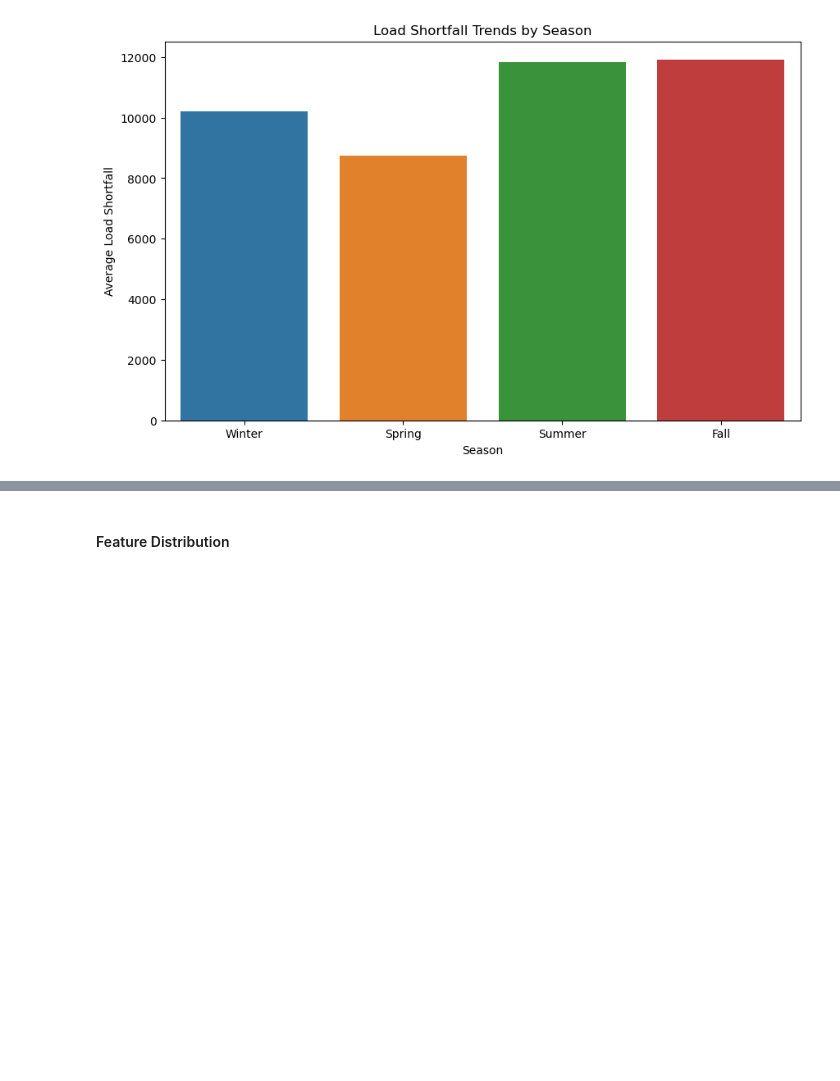
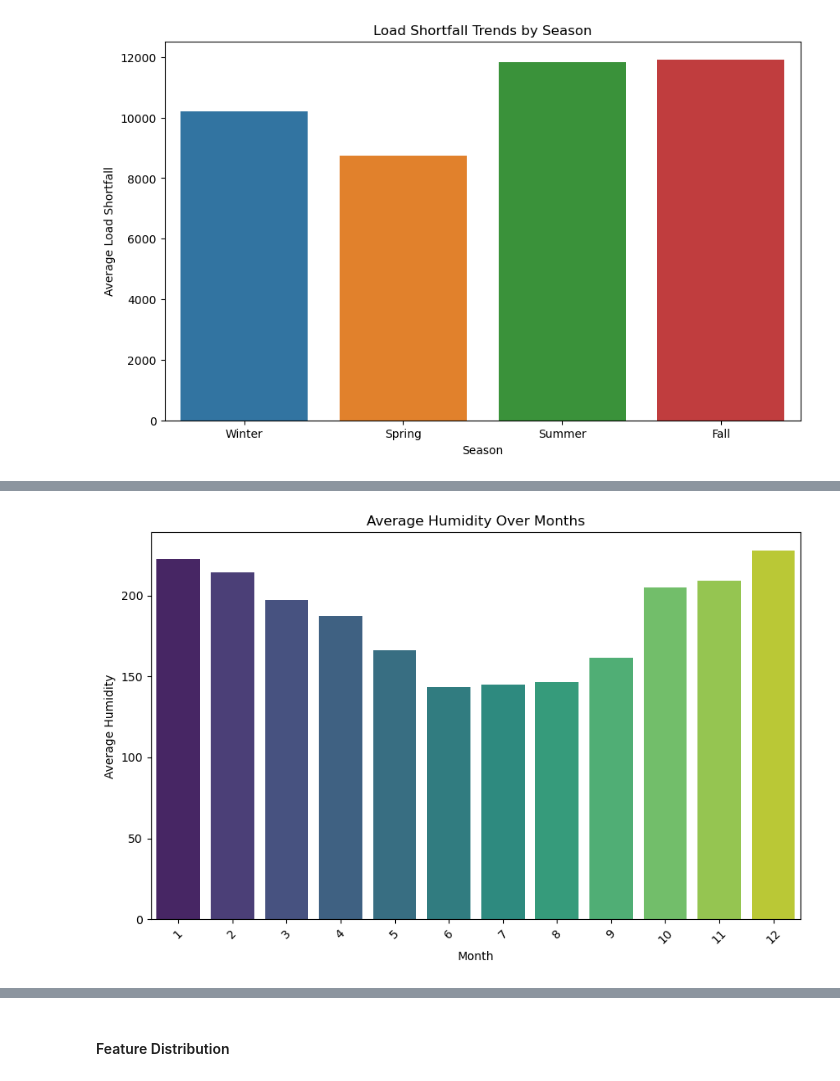
Before and after one commit to Reegs001220/Regression-sprint-2307FTDS-Team-DN1, a Jupyter notebook: Advanced-Regression-Starter-Data/starter-notebook.ipynb, the cells around one changed output, grey strips where cells are left out. Drawn from its saved outputs; the diff is of its cells as text; code cells hidden in the pictures; blank space fills up the shorter version.

```diff
--- a/Advanced-Regression-Starter-Data/starter-notebook.ipynb
+++ b/Advanced-Regression-Starter-Data/starter-notebook.ipynb
@@ -719,0 +707,20 @@ plt.show()
+# %%
+# Define the humidity columns
+humidity_columns = ['Seville_humidity', 'Madrid_humidity', 'Valencia_humidity']
+
+# Calculate the average total humidity for each month
+monthly_average_humidity = df.groupby('month')[humidity_columns].mean().sum(axis=1)
+
+# Reset the index for plotting
+monthly_average_humidity = monthly_average_humidity.reset_index()
+
+# Plot the average humidity over the months
+plt.figure(figsize=(10, 6))
+sns.barplot(x='month', y=0, data=monthly_average_humidity, ci=None, palette='viridis')
+plt.title('Average Humidity Over Months')
+plt.xlabel('Month')
+plt.ylabel('Average Humidity')
+plt.xticks(rotation=45)
+plt.show()
+# %% [output]
+[figure, added]
```
Also changed, not shown: parts of 62 cells of this notebook, 12 other files.
